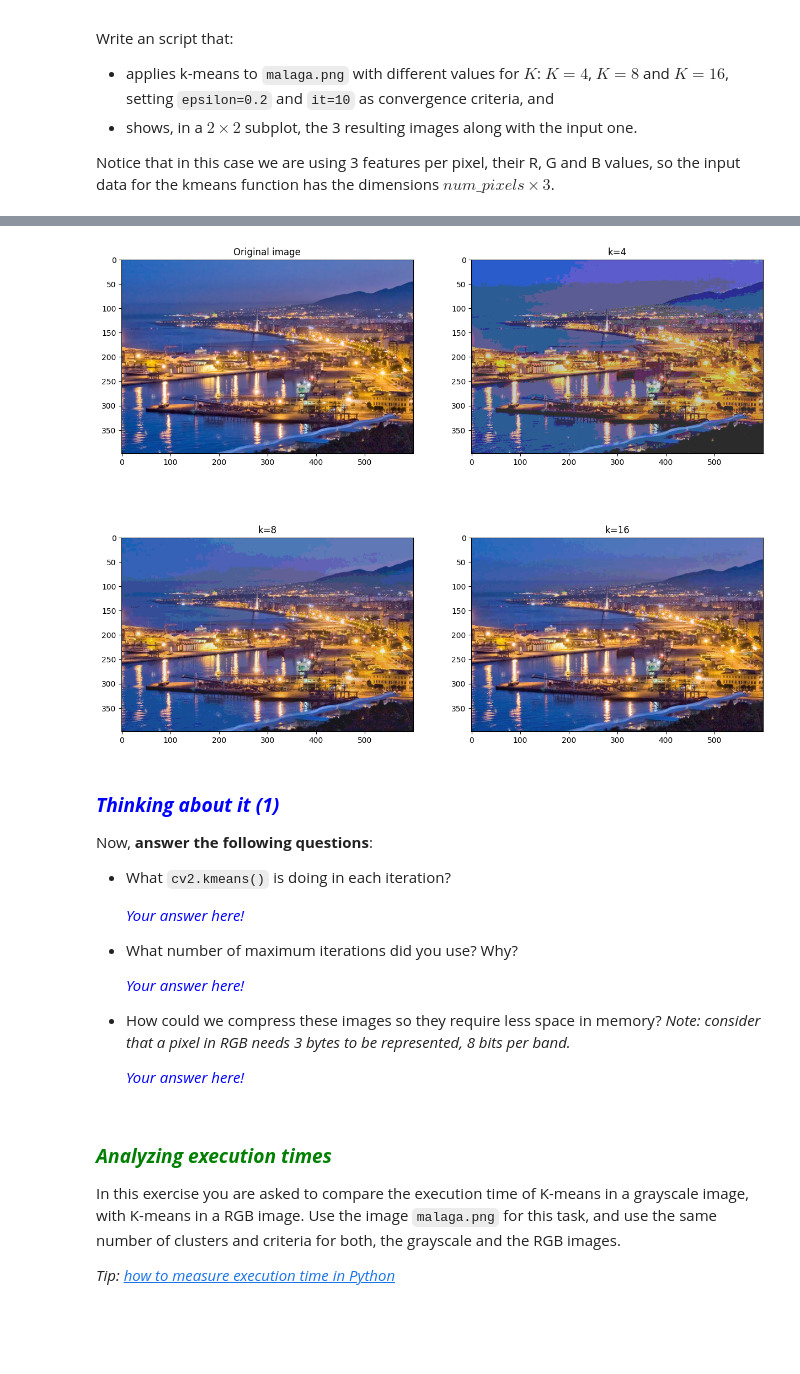
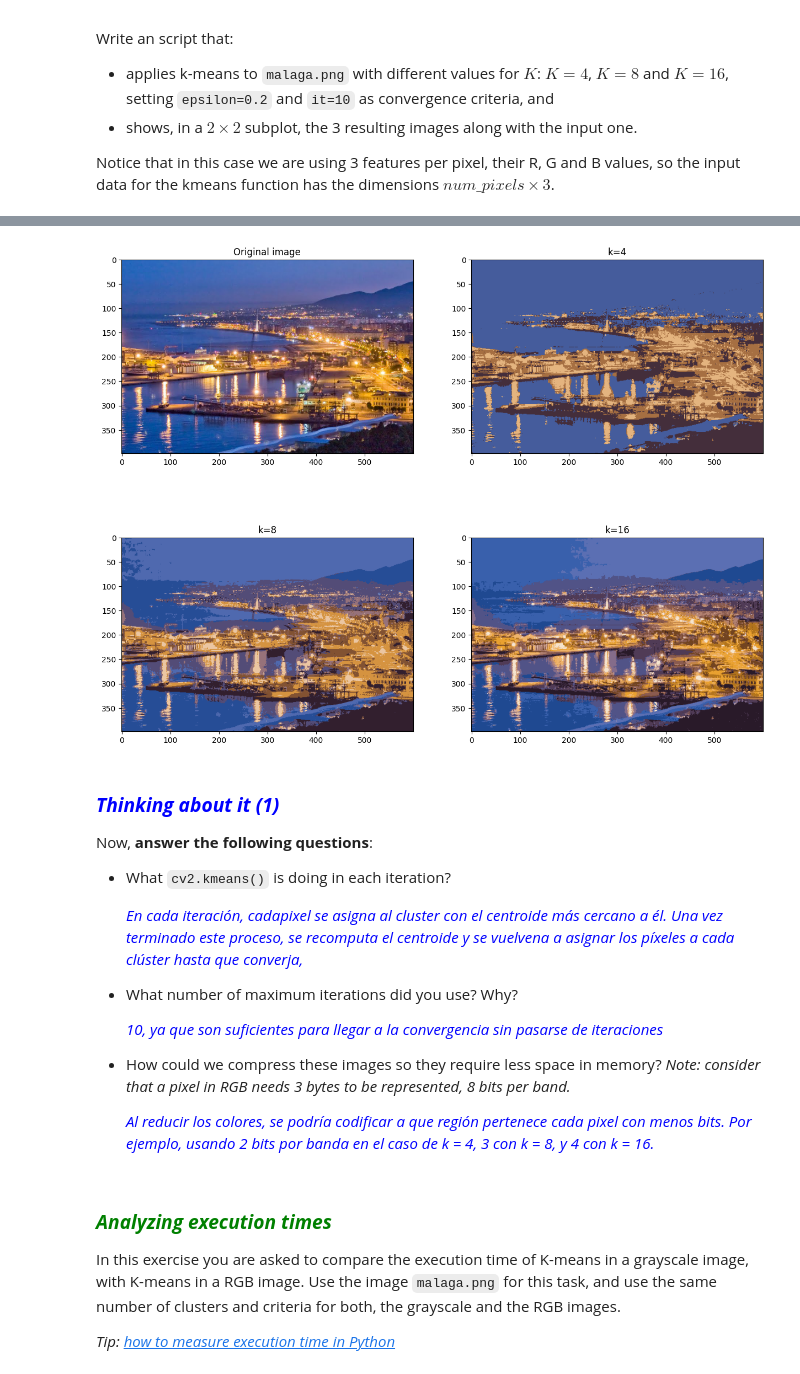
Before and after one commit to edugbau/CvEGB, a Jupyter notebook: Chapter 05. Image segmentation/5.2 Clustering-based techniques.ipynb, the cells around one changed output, grey strips where cells are left out. Drawn from its saved outputs; the diff is of its cells as text; code cells hidden in the pictures; blank space fills up the shorter version.

```diff
--- a/Chapter 05. Image segmentation/5.2 Clustering-based techniques.ipynb
+++ b/Chapter 05. Image segmentation/5.2 Clustering-based techniques.ipynb
@@ -174,7 +174,7 @@ image = cv2.imread(images_path + "malaga.png")
 image = cv2.cvtColor(image, cv2.COLOR_BGR2RGB)
 
 # Flatten image
-flattened_img = image.reshape((-1,1))
+flattened_img = image.reshape((-1,3))
 flattened_img = np.float32(flattened_img)
 
 # Set criteria
@@ -195,34 +195,34 @@ center16 = np.uint8(center16)
 # Get the color (center) assigned to each pixel
 res4 = center4[label4.flatten()]
 res8 = center8[label8.flatten()]
 res16 = center16[label16.flatten()]
 
 # Reshape to original shape
 quantized4 = res4.reshape((image.shape))
 quantized8 = res8.reshape((image.shape))
 quantized16 = res16.reshape((image.shape))
 
 # Show original image
 plt.subplot(2,2,1)
 plt.title("Original image")
 plt.imshow(image)
 
 # Show k=4
 plt.subplot(2,2,2)
 plt.title("k=4")
 plt.imshow(quantized4)
 
 # Show k=8
 plt.subplot(2,2,3)
 plt.title("k=8")
 plt.imshow(quantized8)
 
 # Show k=16
 plt.subplot(2,2,4)
 plt.title("k=16")
 plt.imshow(quantized16);
 # %% [output]
-[figure, old version]
+[figure, new version]
 # %% [markdown]
 ### <font color="blue"><b><i>Thinking about it (1)</i></b></font>
 
@@ -230,15 +230,15 @@ Now, **answer the following questions**:
 
 - What `cv2.kmeans()` is doing in each iteration?
 
-    <p style="margin: 4px 0px 6px 5px; color:blue"><i>Your answer here!</i></p>
+    <p style="margin: 4px 0px 6px 5px; color:blue"><i>En cada iteración, cadapixel se asigna al cluster con el centroide más cercano a él. Una vez terminado este proceso, se recomputa el centroide y se vuelvena a asignar los píxeles a cada clúster hasta que converja,</i></p>
 
 - What number of maximum iterations did you use? Why?
 
-    <p style="margin: 4px 0px 6px 5px; color:blue"><i>Your answer here!</i></p>
+    <p style="margin: 4px 0px 6px 5px; color:blue"><i>10, ya que son suficientes para llegar a la convergencia sin pasarse de iteraciones</i></p>
 
 - How could we compress these images so they require less space in memory? *Note: consider that a pixel in RGB needs 3 bytes to be represented, 8 bits per band.*
 
-    <p style="margin: 4px 0px 0px 5px; color:blue"><i>Your answer here!</i></p>
+    <p style="margin: 4px 0px 0px 5px; color:blue"><i>Al reducir los colores, se podría codificar a que región pertenece cada pixel con menos bits. Por ejemplo, usando 2 bits por banda en el caso de k = 4, 3 con k = 8, y 4 con k = 16.</i></p>
 # %% [markdown]
 ###  **<span style="color:green"><b><i>Analyzing execution times</i></b></span>**
 
```
Also changed, not shown: parts of 5 cells of this notebook, 10 other files.
